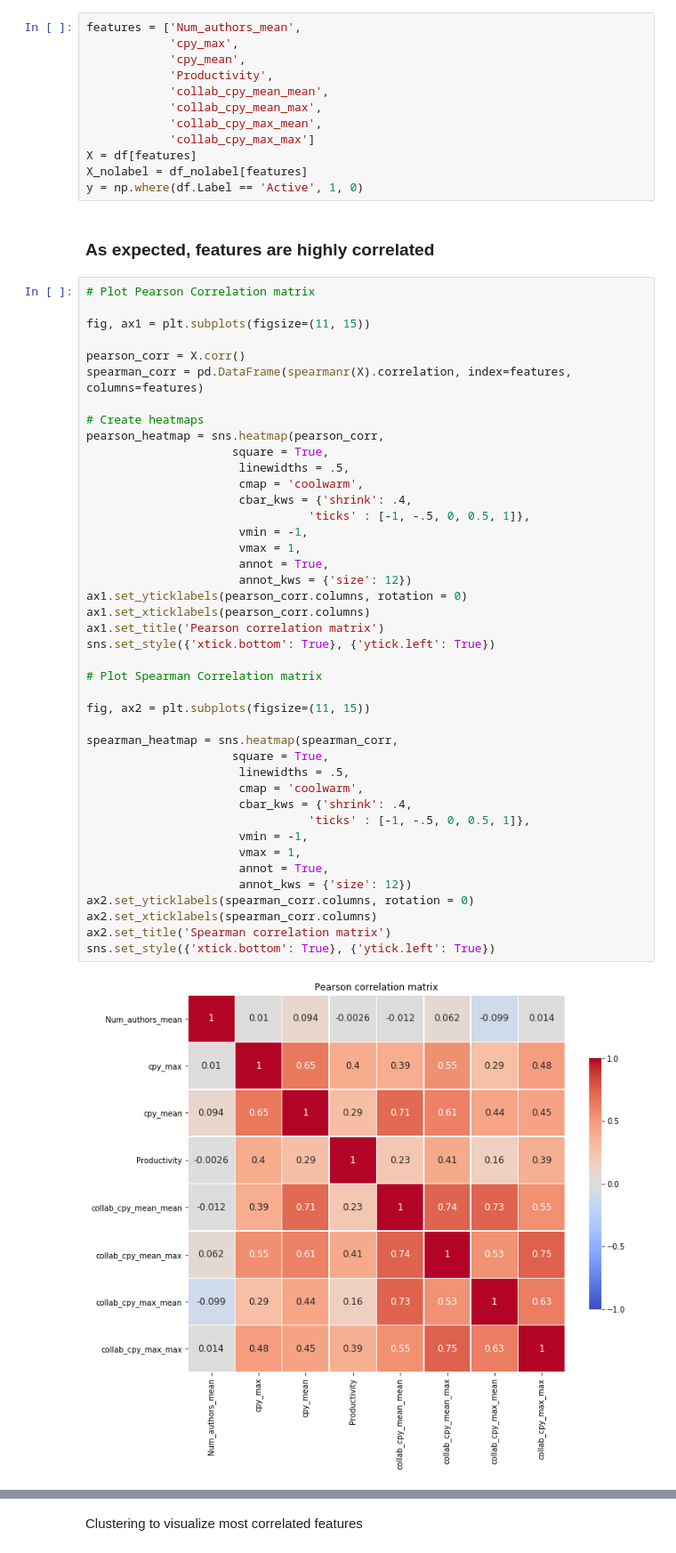
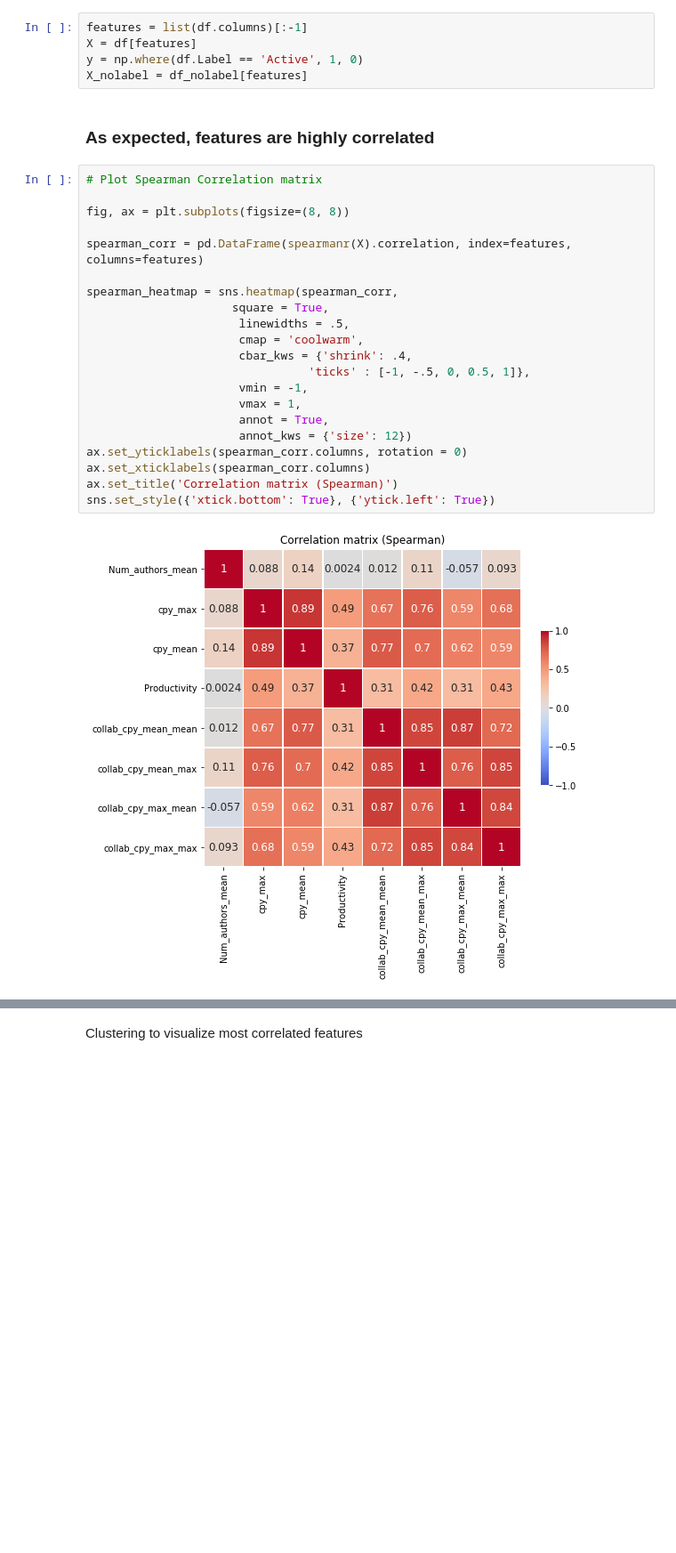
Before and after one commit to vijayoct27/physics-churn, a Jupyter notebook: inspire_model.ipynb, the cells around one changed output, grey strips where cells are left out. Shown at 89% size. Drawn from its saved outputs; the diff is of its cells as text; blank space fills up the shorter version.

```diff
--- a/inspire_model.ipynb
+++ b/inspire_model.ipynb
@@ -38,60 +38,32 @@ df.head()
 # %% [markdown]
 Create predictors and target
 # %%
-features = ['Num_authors_mean',
-            'cpy_max',
-            'cpy_mean',
-            'Productivity',
-            'collab_cpy_mean_mean',
-            'collab_cpy_mean_max',
-            'collab_cpy_max_mean',
-            'collab_cpy_max_max']
+features = list(df.columns)[:-1]
 X = df[features]
+y = np.where(df.Label == 'Active', 1, 0)
 X_nolabel = df_nolabel[features]
-y = np.where(df.Label == 'Active', 1, 0)
 # %% [markdown]
 ### As expected, features are highly correlated
 # %%
-# Plot Pearson Correlation matrix
-
-fig, ax1 = plt.subplots(figsize=(11, 15))
-
-pearson_corr = X.corr()
-spearman_corr = pd.DataFrame(spearmanr(X).correlation, index=features, columns=features)
-
-# Create heatmaps
-pearson_heatmap = sns.heatmap(pearson_corr,
-                     square = True,
-                      linewidths = .5,
-                      cmap = 'coolwarm',
-                      cbar_kws = {'shrink': .4,
-                                'ticks' : [-1, -.5, 0, 0.5, 1]},
-                      vmin = -1,
-                      vmax = 1,
-                      annot = True,
-                      annot_kws = {'size': 12})
-ax1.set_yticklabels(pearson_corr.columns, rotation = 0)
-ax1.set_xticklabels(pearson_corr.columns)
-ax1.set_title('Pearson correlation matrix')
-sns.set_style({'xtick.bottom': True}, {'ytick.left': True})
-
 # Plot Spearman Correlation matrix
 
-fig, ax2 = plt.subplots(figsize=(11, 15))
+fig, ax = plt.subplots(figsize=(8, 8))
+
+spearman_corr = pd.DataFrame(spearmanr(X).correlation, index=features, columns=features)
 
 spearman_heatmap = sns.heatmap(spearman_corr,
                      square = True,
                       linewidths = .5,
                       cmap = 'coolwarm',
                       cbar_kws = {'shrink': .4,
                                 'ticks' : [-1, -.5, 0, 0.5, 1]},
                       vmin = -1,
                       vmax = 1,
                       annot = True,
                       annot_kws = {'size': 12})
-ax2.set_yticklabels(spearman_corr.columns, rotation = 0)
-ax2.set_xticklabels(spearman_corr.columns)
-ax2.set_title('Spearman correlation matrix')
+ax.set_yticklabels(spearman_corr.columns, rotation = 0)
+ax.set_xticklabels(spearman_corr.columns)
+ax.set_title('Correlation matrix (Spearman)')
 sns.set_style({'xtick.bottom': True}, {'ytick.left': True})
 # %% [output]
-[figure, old version]
+[figure, new version]
```
Also changed, not shown: parts of 21 cells of this notebook.
